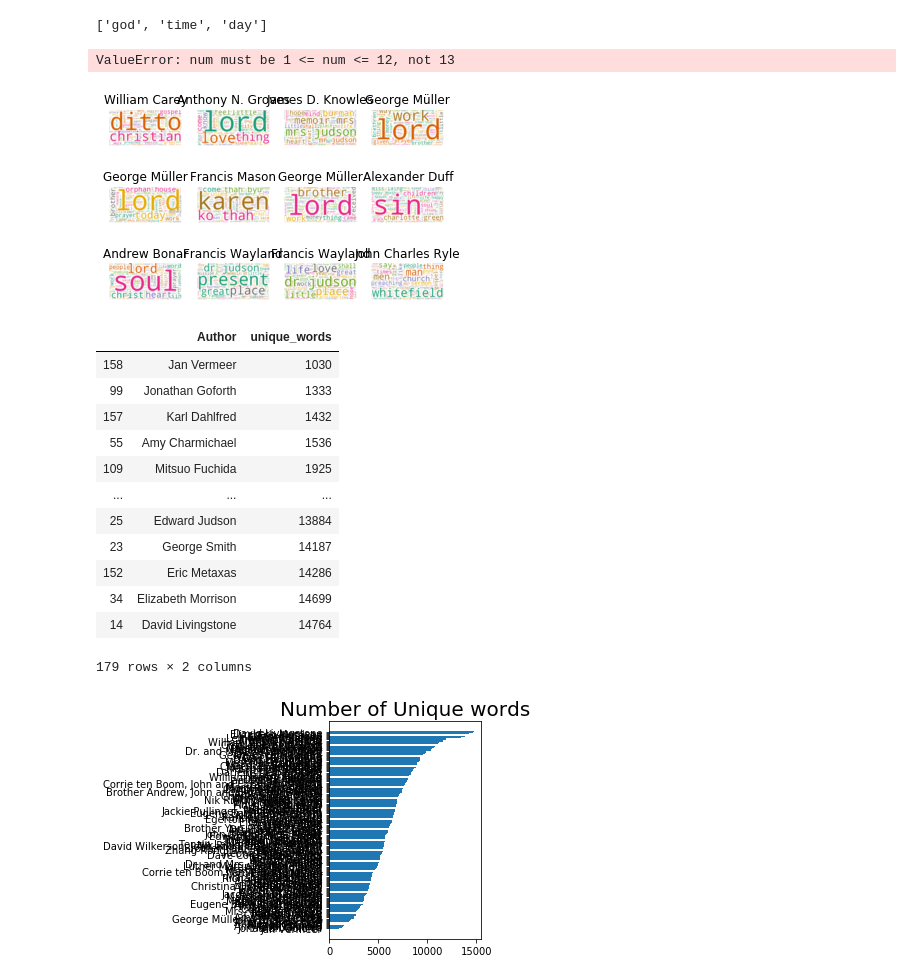
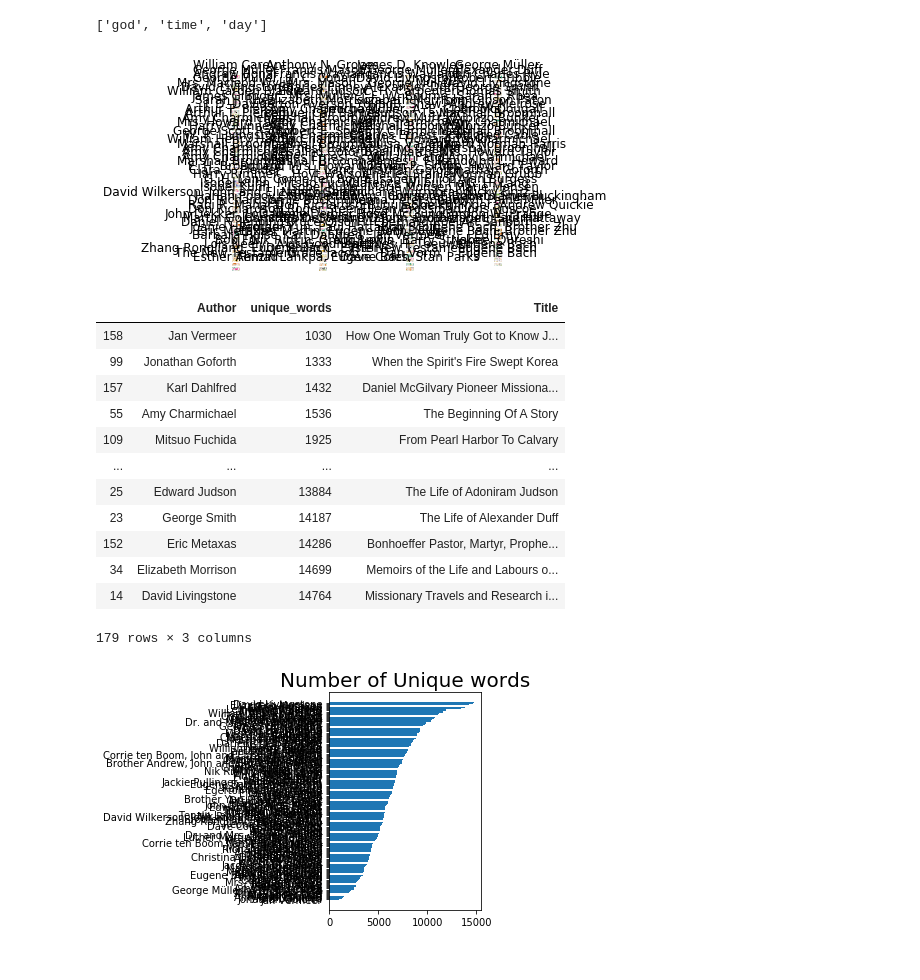
Before and after one commit to niel98/PublicMissionaryTrends3, a Jupyter notebook: PublicMissionaryTrends2.2.ipynb, the cells around one changed output. Saved outputs shown, nothing was run; the diff lists cells and outputs as text; code cells hidden in the pictures.

Commit message:
Book titles added to unique words dataframe

```diff
--- a/PublicMissionaryTrends2.2.ipynb
+++ b/PublicMissionaryTrends2.2.ipynb
@@ -229,19 +229,18 @@ authors = df['Author']
 # %%
 #create subplots for each author
 
 for index, author in enumerate(dtm_data_pkl.columns):
     wc.generate(df.Book[author])
 
-    plt.subplot(3, 4, index+1)
+    plt.subplot(50, 4, index+1)
     plt.imshow(wc, interpolation='bilinear')
     plt.axis('off')
     plt.title(authors[index])
     plt.savefig('Wc_missionary_trends22.png')
 
 plt.show()
 # %% [output]
-ValueError: num must be 1 <= num <= 12, not 13
-[figure, old version]
+[figure, new version]
 # %%
 #Find the number of unique words used by each author
 unique_list = []
@@ -250,23 +249,23 @@ for author in dtm_data_pkl.columns:
     unique_list.append(uniques)
 
 #create a new dataframe that contains the uique word count
-data_words = pd.DataFrame(list(zip(authors, unique_list)), columns=['Author', 'unique_words'])
+data_words = pd.DataFrame(list(zip(authors, unique_list, df.Title)), columns=['Author', 'unique_words', 'Title'])
 data_unique_sort = data_words.sort_values(by='unique_words')
 data_unique_sort
 # %% [output]
-|  | Author | unique_words |
-| 158 | Jan Vermeer | 1030 |
-| 99 | Jonathan Goforth | 1333 |
-| 157 | Karl Dahlfred | 1432 |
-| 55 | Amy Charmichael | 1536 |
-| 109 | Mitsuo Fuchida | 1925 |
-| ... | ... | ... |
-| 25 | Edward Judson | 13884 |
-| 23 | George Smith | 14187 |
-| 152 | Eric Metaxas | 14286 |
-| 34 | Elizabeth Morrison | 14699 |
-| 14 | David Livingstone | 14764 |
+|  | Author | unique_words | Title |
+| 158 | Jan Vermeer | 1030 | How One Woman Truly Got to Know J... |
+| 99 | Jonathan Goforth | 1333 | When the Spirit's Fire Swept Korea |
+| 157 | Karl Dahlfred | 1432 | Daniel McGilvary Pioneer Missiona... |
+| 55 | Amy Charmichael | 1536 | The Beginning Of A Story |
+| 109 | Mitsuo Fuchida | 1925 | From Pearl Harbor To Calvary |
+| ... | ... | ... | ... |
+| 25 | Edward Judson | 13884 | The Life of Adoniram Judson |
+| 23 | George Smith | 14187 | The Life of Alexander Duff |
+| 152 | Eric Metaxas | 14286 | Bonhoeffer Pastor, Martyr, Prophe... |
+| 34 | Elizabeth Morrison | 14699 | Memoirs of the Life and Labours o... |
+| 14 | David Livingstone | 14764 | Missionary Travels and Research i... |
-179 rows × 2 columns
+179 rows × 3 columns
 # %%
 #plot unique words
 y_pos = np.arange(len(data_words))
```
Also changed, not shown: parts of 2 cells of this notebook.
